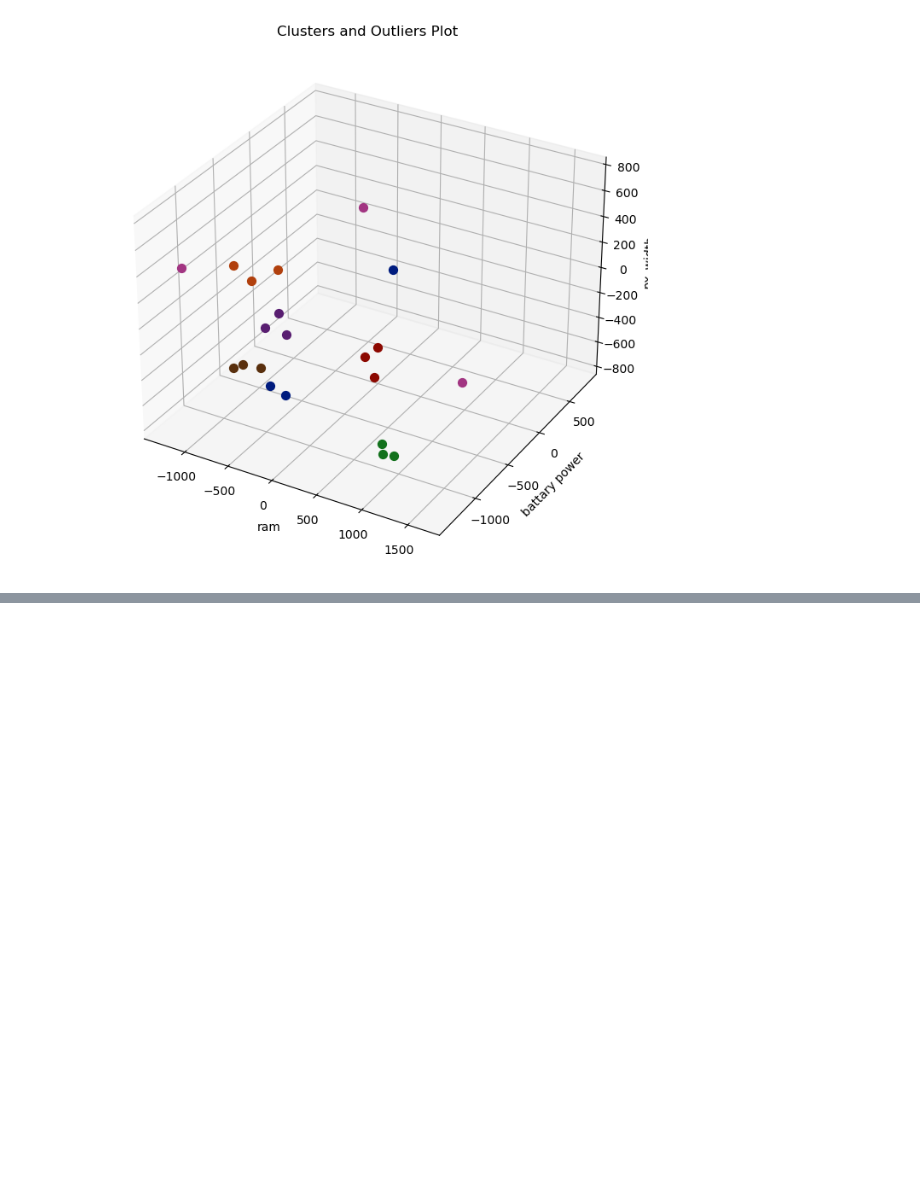
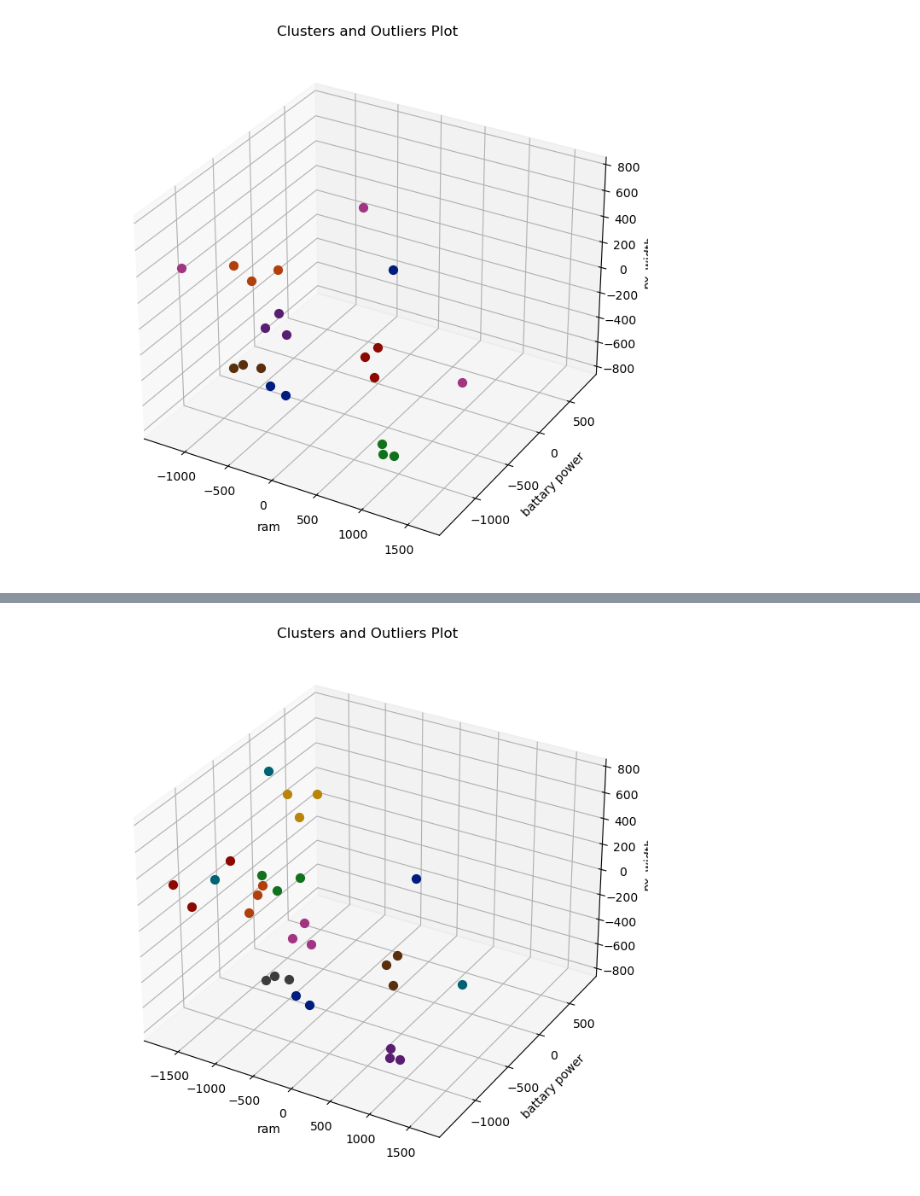
Before and after one commit to ibrahimhemaa/DBSCAN-from-scratch-before-and-after-PCA, a Jupyter notebook: DBSCAN.ipynb, the cells around one changed output, grey strips where cells are left out. Drawn from its saved outputs; the diff is of its cells as text; code cells hidden in the pictures; blank space fills up the shorter version.

```diff
--- a/DBSCAN.ipynb
+++ b/DBSCAN.ipynb
@@ -269,3 +269,9 @@ Db2.plot_all_sample(0,1,2)
 Db2.plot_three_sample(0,1,2)
 # %% [output]
 [figure]
+# %%
+num_components=7
+pca2=PCA(num_components,X_data)
+pca2.fit()
+F_constructed=pca2.transform()
+reconstructed=pca2.inverse_transform()
@@ -271,0 +282,4 @@ Db2.plot_three_sample(0,1,2)
+# %%
+Db3=DBSCAN(F_constructed,Eps,mn_point,F_constructed.shape[0])
+# %%
+Db3.fit()
@@ -271,0 +309,4 @@ Db2.plot_three_sample(0,1,2)
+# %%
+Db3.plot_three_sample(0,1,2)
+# %% [output]
+[figure, added]
```
Also changed, not shown: parts of 10 cells of this notebook.
